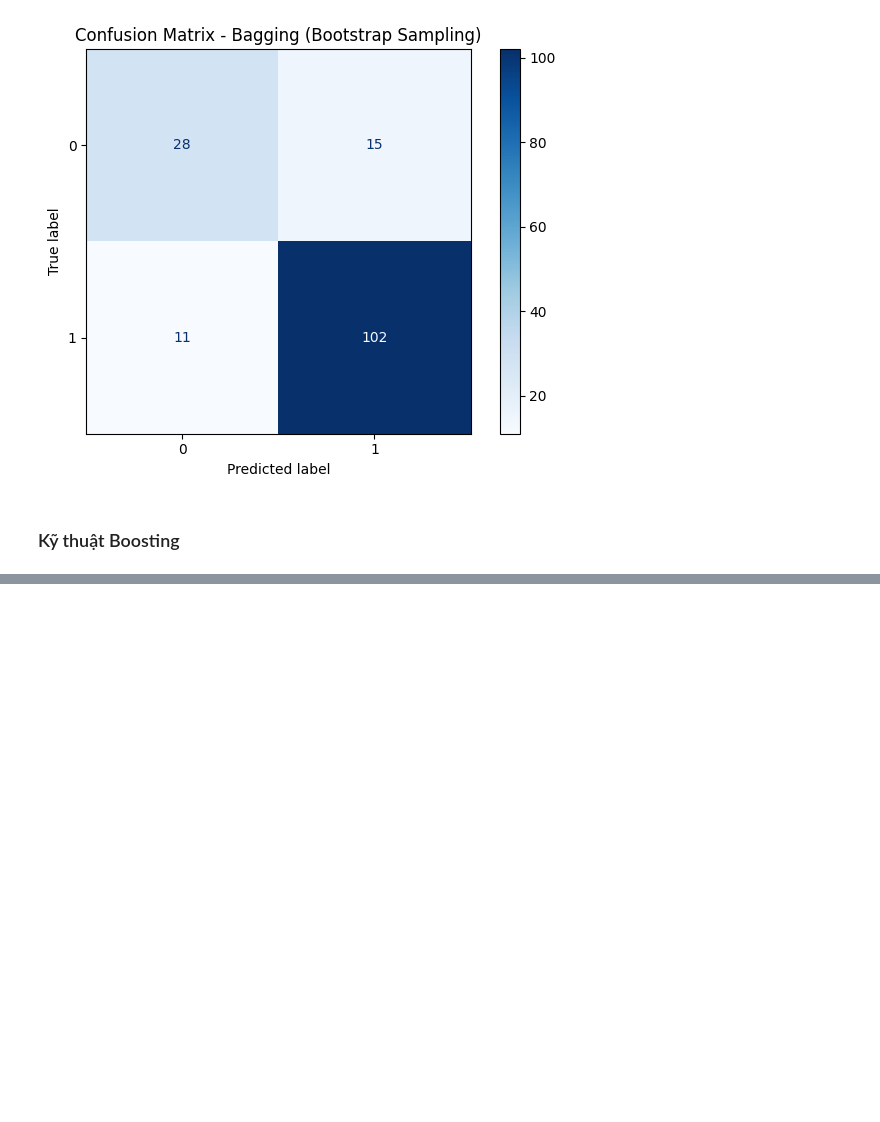
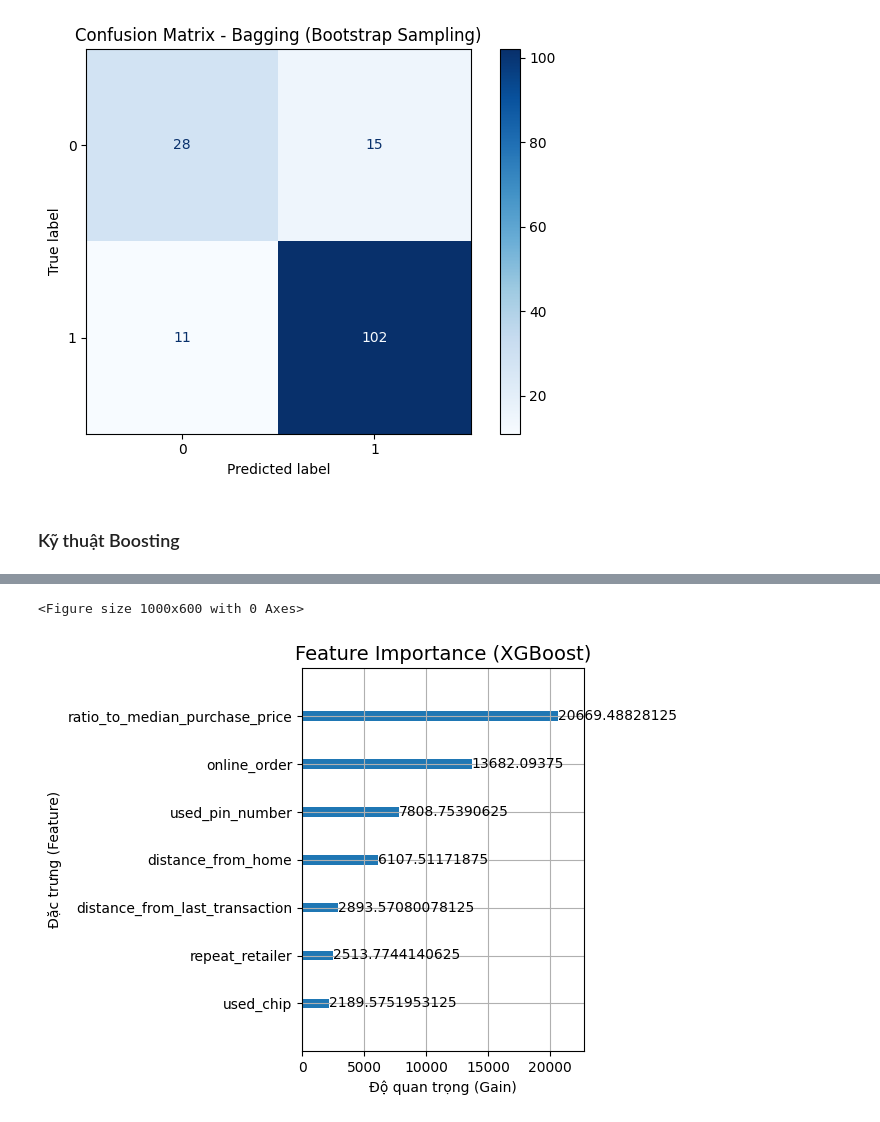
Before and after one commit to khanhtada/ai_from_fundamental_to_application, a Jupyter notebook: Chuong4/hoc_giam_sat/Mô hình Ensemble Learning.ipynb, the cells around one changed output, grey strips where cells are left out. Cells and saved outputs as stored; diff of their text form; code cells hidden in the pictures; blank space fills up the shorter version.

```diff
--- a/Chuong4/hoc_giam_sat/Mô hình Ensemble Learning.ipynb
+++ b/Chuong4/hoc_giam_sat/Mô hình Ensemble Learning.ipynb
@@ -141,0 +305,12 @@ Boosting là kỹ thuật học tăng cường trong nhóm Ensemble Learning, đ
+# %%
+# 7. Vẽ biểu đồ tầm quan trọng của các đặc trưng
+plt.figure(figsize=(10, 6))
+plot_importance(xgb_classifier, importance_type='gain', show_values=True)
+plt.title("Feature Importance (XGBoost)", fontsize=14)
+plt.xlabel("Độ quan trọng (Gain)")
+plt.ylabel("Đặc trưng (Feature)")
+plt.tight_layout()
+plt.show()
+# %% [output]
+<Figure size 1000x600 with 0 Axes>
+[figure, added]
```
Also changed, not shown: parts of 13 cells of this notebook, 1 other file.
